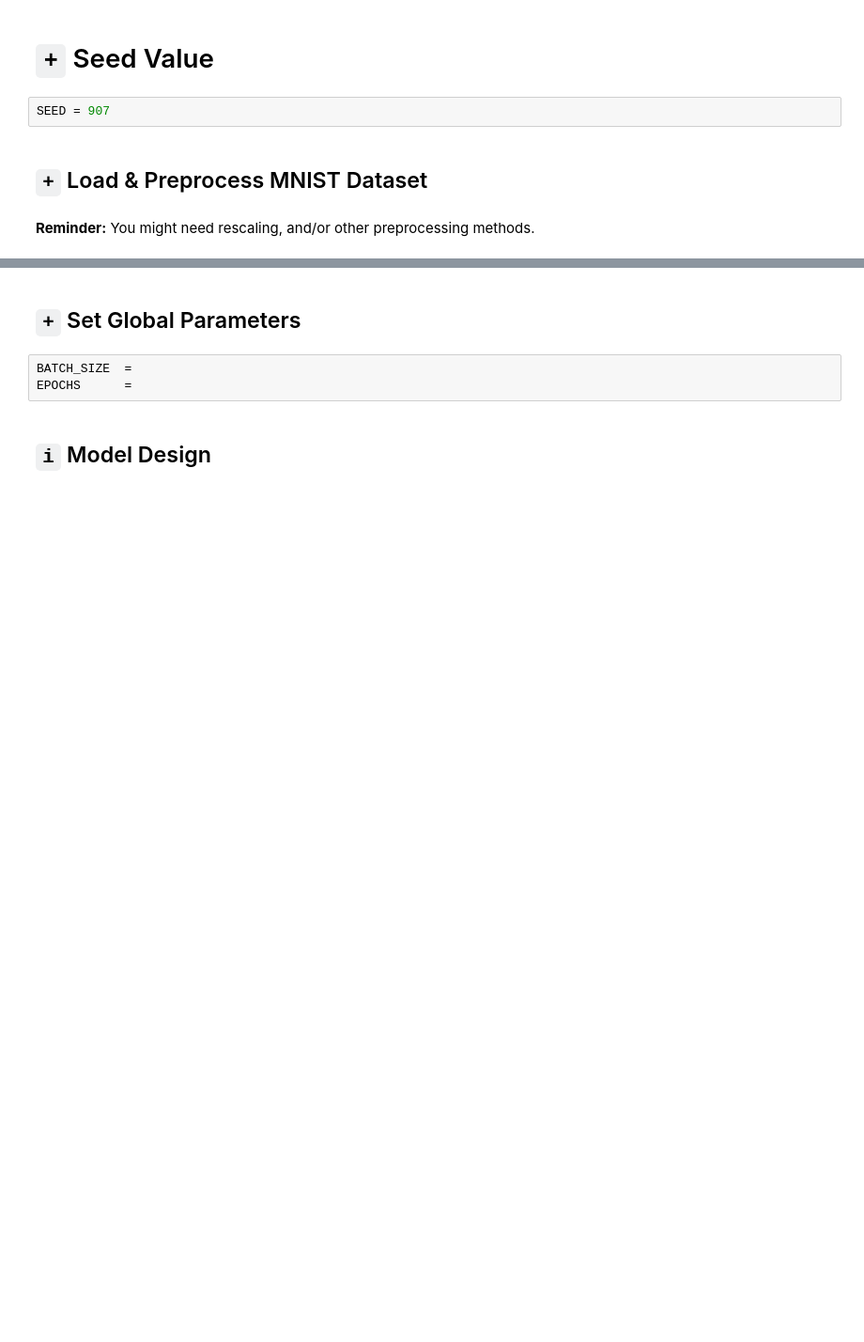
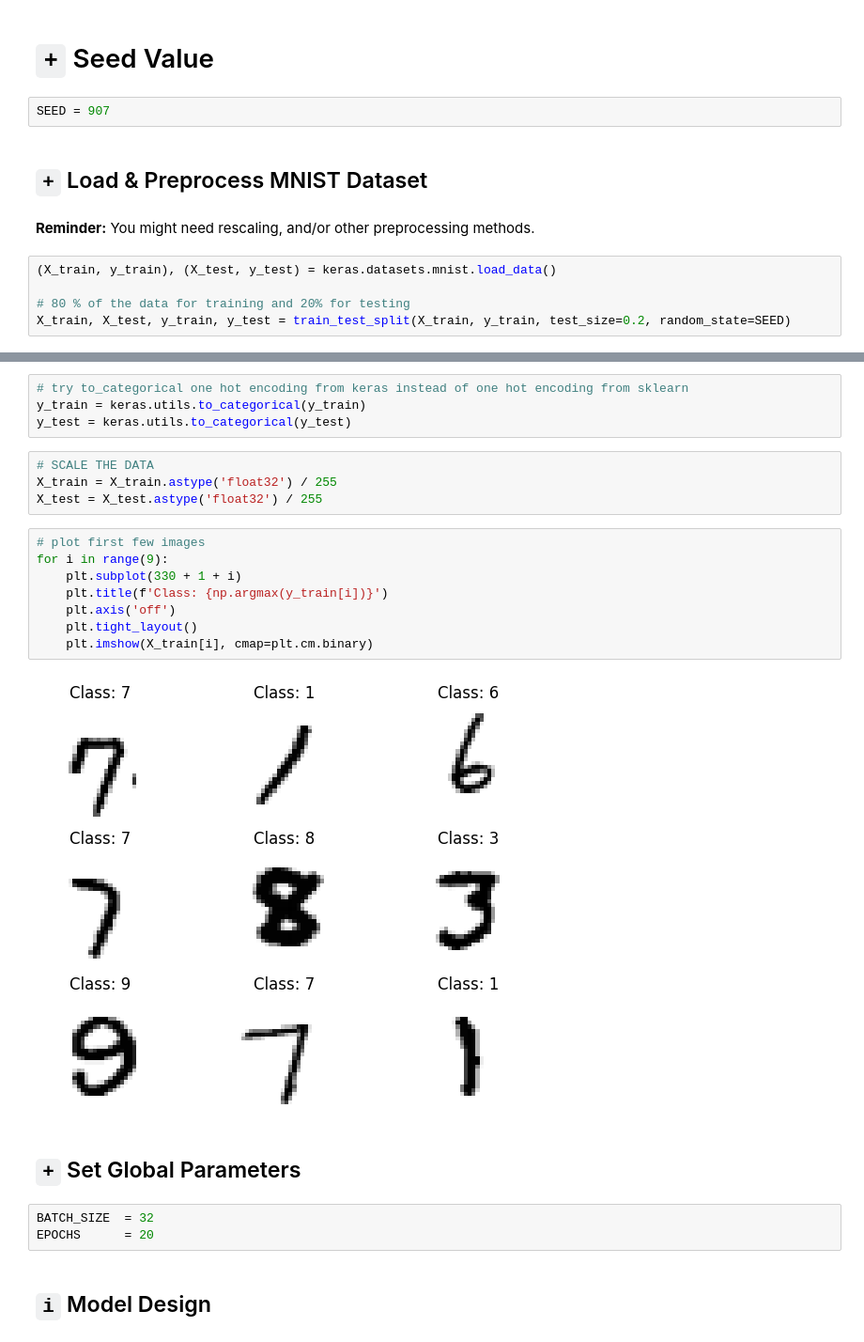
Before and after one commit to IsraaAbdelghany9/Deep_Learning_projects, a Jupyter notebook: MNIST_LSTM/MNIST_LSTM.ipynb, the cells around one changed output, grey strips where cells are left out. Shown: that part at 94% size. Saved outputs shown, nothing was run; the diff lists cells and outputs as text; blank space fills up the shorter version.

```diff
--- a/MNIST_LSTM/MNIST_LSTM.ipynb
+++ b/MNIST_LSTM/MNIST_LSTM.ipynb
@@ -30,3 +52,8 @@ SEED = 907
 ## `+` Load & Preprocess MNIST Dataset
 # %% [markdown]
 **Reminder:** You might need rescaling, and/or other preprocessing methods.
+# %%
+(X_train, y_train), (X_test, y_test) = keras.datasets.mnist.load_data()
+
+# 80 % of the data for training and 20% for testing
+X_train, X_test, y_train, y_test = train_test_split(X_train, y_train, test_size=0.2, random_state=SEED)
@@ -33,7 +70,25 @@ SEED = 907
+# %%
+# try to_categorical one hot encoding from keras instead of one hot encoding from sklearn
+y_train = keras.utils.to_categorical(y_train)
+y_test = keras.utils.to_categorical(y_test)
+# %%
+# SCALE THE DATA
+X_train = X_train.astype('float32') / 255
+X_test = X_test.astype('float32') / 255
+# %%
+# plot first few images
+for i in range(9):
+    plt.subplot(330 + 1 + i)
+    plt.title(f'Class: {np.argmax(y_train[i])}')
+    plt.axis('off')
+    plt.tight_layout()
+    plt.imshow(X_train[i], cmap=plt.cm.binary)
+# %% [output]
+[figure, added]
 # %% [markdown]
 ## `+` Set Global Parameters
 # %%
-BATCH_SIZE  =
-EPOCHS      =
+BATCH_SIZE  = 32
+EPOCHS      = 20
 # %% [markdown]
 ## `i` Model Design
```
Also changed, not shown: parts of 19 cells of this notebook.
